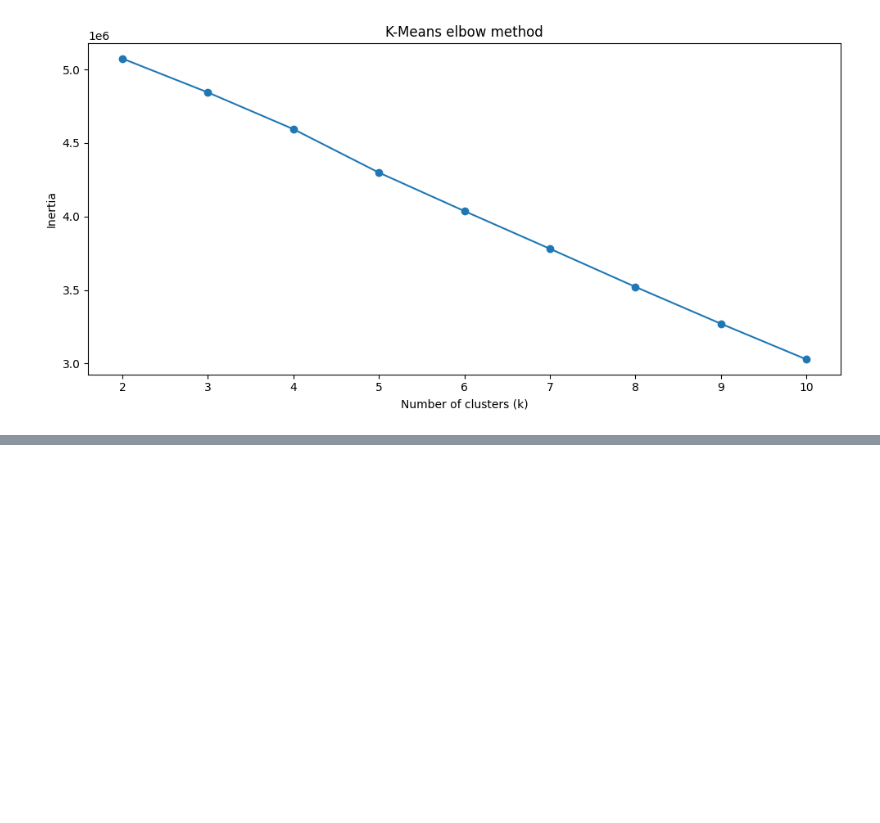
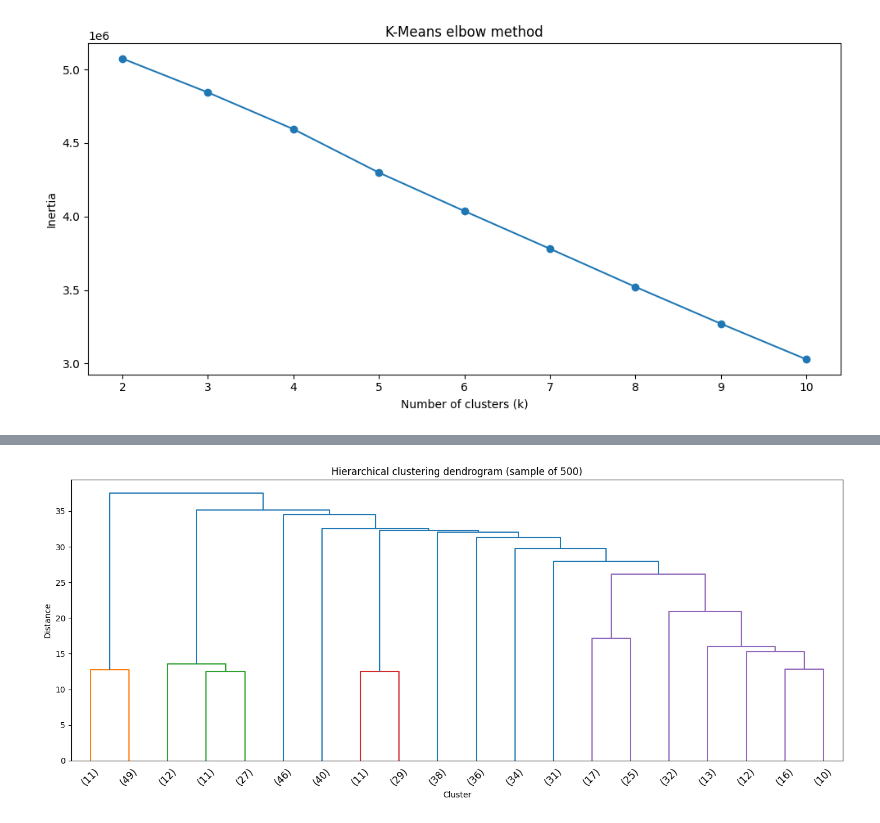
Before and after one commit to viswakaruturi/tucson-crime-insights, a Jupyter notebook: notebooks/04_clustering_pca.ipynb, the cells around one changed output, grey strips where cells are left out. Saved outputs shown, nothing was run; the diff lists cells and outputs as text; code cells hidden in the pictures; blank space fills up the shorter version.

```diff
--- a/notebooks/04_clustering_pca.ipynb
+++ b/notebooks/04_clustering_pca.ipynb
@@ -106,0 +168,19 @@ plt.show()
+# %%
+# sample 500 rows for hierarchical clustering
+np.random.seed(42)
+sample_idx = np.random.choice(len(X_scaled), 500, replace = False)
+X_sample = X_scaled[sample_idx]
+
+# fit linkage
+Z = linkage(X_sample, method = "ward")
+
+plt.figure(figsize = (14, 6))
+dendrogram(Z, truncate_mode = "lastp", p = 20, leaf_rotation = 45)
+plt.title("Hierarchical clustering dendrogram (sample of 500)")
+plt.xlabel("Cluster")
+plt.ylabel("Distance")
+plt.tight_layout()
+plt.savefig("../results/04/hierarchical_dendrogram.png", dpi = 150, bbox_inches = "tight")
+plt.show()
+# %% [output]
+[figure, added]
```
Also changed, not shown: parts of 4 cells of this notebook, 10 other files.
